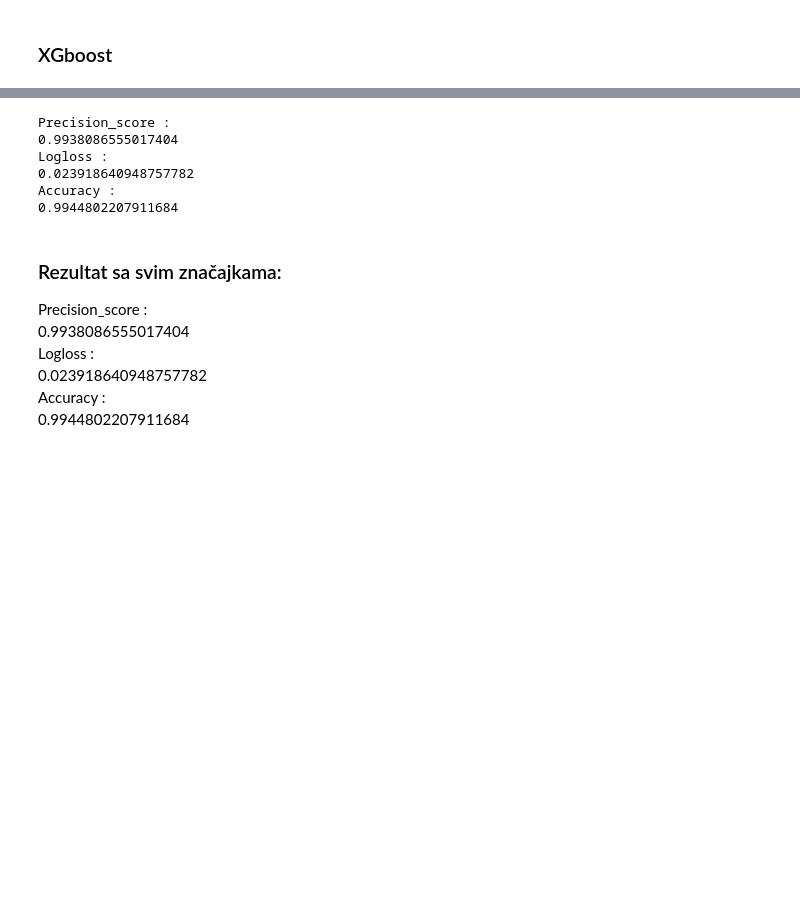
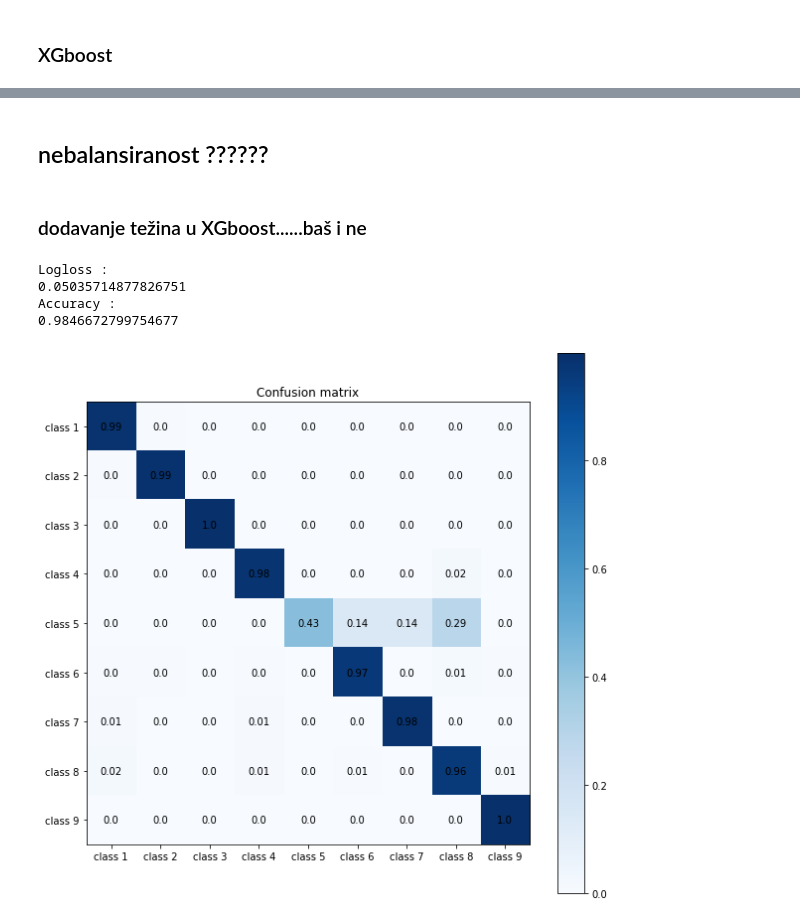
Before and after one commit to tomarga/Machine-Burning, a Jupyter notebook: model.ipynb, the cells around one changed output, grey strips where cells are left out. Saved outputs shown, nothing was run; the diff lists cells and outputs as text; code cells hidden in the pictures; blank space fills up the shorter version.

```diff
--- a/model.ipynb
+++ b/model.ipynb
@@ -37,57 +381,67 @@ key_features = features.iloc[:,1600:1695]
+# %% [markdown]
+## nebalansiranost  ??????
+# %% [markdown]
+### dodavanje težina u XGboost......baš i ne
+# %%
+def create_weights(y_train, largest_class_weight_coef):
+    classes = np.unique(y_train, axis = 0)
+    classes.sort()
+    class_samples = np.bincount(y_train)
+    total_samples = class_samples.sum()
+    n_classes = len(class_samples)
+    weights = total_samples / (n_classes * class_samples * 1.0)
+    class_weight_dict = {key : value for (key, value) in zip(classes, weights)}
+    sample_weights = [class_weight_dict[y] for y in y_train]
+    return sample_weights
 # %%
-#XGboost
+#adding weights to deal with unbalanced data
 
-X=features.iloc[:,2:1695]
+X=selected_features.iloc[:,1:110]
+X_train, X_test, y_train, y_test = train_test_split(  X, features['Class'], test_size=0.3, random_state=47)
 
-X_train, X_test, y_train, y_test = train_test_split( X, features['Class'], test_size=0.3, random_state=47)
+#w_array = np.ones(y_train.shape[0], dtype = 'float')
+#for i, val in enumerate(y_train):
+#    w_array[i] = class_weights[val-1]
 
 y_train = [int(x-1) for x in y_train]
 y_test = [int(x-1) for x in y_test]
 
-dtrain = xgb.DMatrix(X_train, label=y_train)
+largest_class_weight_coef = max(y_train,key=y_train.count)/len(y_train)
+w_array = create_weights(y_train, largest_class_weight_coef)
+
+dtrain = xgb.DMatrix(X_train, label=y_train, weight=w_array)
 dtest = xgb.DMatrix(X_test, label=y_test)
-#print(X_train)
-#print(y_test)
+
 param = {
+    'booster' : 'gbtree',
+    'eval_metric' : 'logloss',
+    'nthread' : 8,
+    'bst:colsample_bytree' : 0.5,
+    #'seed' = seed,
     'max_depth': 3,  # the maximum depth of each tree
     'eta': 0.3,  # the training step for each iteration
     'silent': 1,  # logging mode - quiet
     'objective': 'multi:softprob',  # error evaluation for multiclass training
     'num_class': 9}  # the number of classes that exist in this datset
-num_round = 20  # the number of training iterations
+num_round = 50  # the number of training iterations
 
 bst = xgb.train(param, dtrain, num_round)
-bst.dump_model('dump.raw.txt')
 
 preds = bst.predict(dtest)
 best_preds = np.asarray([np.argmax(line) for line in preds])
-
-score_prec = precision_score(y_test, best_preds, average='macro')
-print('Precision_score : ')
-print(score_prec)
-
-#print(preds)
-#print(best_preds)
 
 score_log = log_loss(y_test,preds,eps=1e-15)
 print('Logloss : ')
 print(score_log)
 
 score_acc = accuracy_score(y_test, best_preds)
 print('Accuracy : ')
 print(score_acc)
+
+make_and_plot_confusion_matrix(y_test,best_preds)
 # %% [output]
-Precision_score :
-0.9938086555017404
 Logloss :
-0.023918640948757782
+0.05035714877826751
 Accuracy :
-0.9944802207911684
+0.9846672799754677
+[figure, added]
-# %% [markdown]
-### Rezultat sa svim značajkama: <br>
-Precision_score : <br>
-0.9938086555017404<br>
-Logloss : <br>
-0.023918640948757782<br>
-Accuracy : <br>
-0.9944802207911684<br>
```
Also changed, not shown: parts of 30 cells of this notebook.
